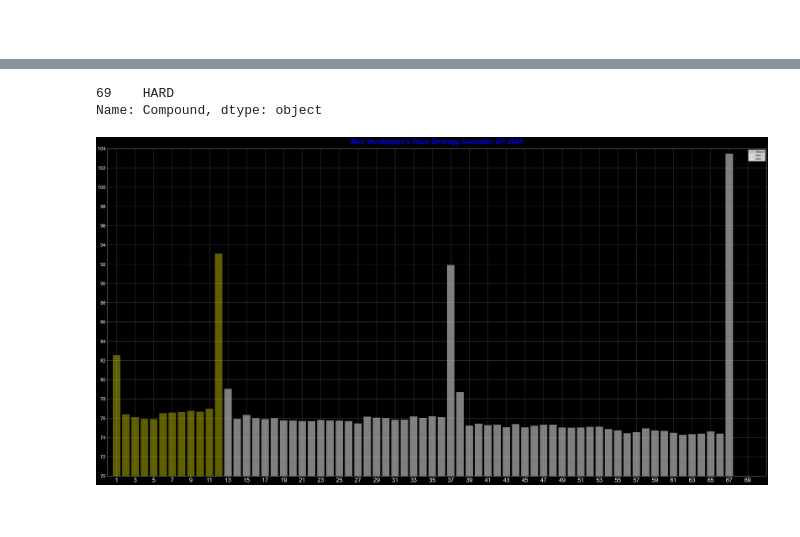
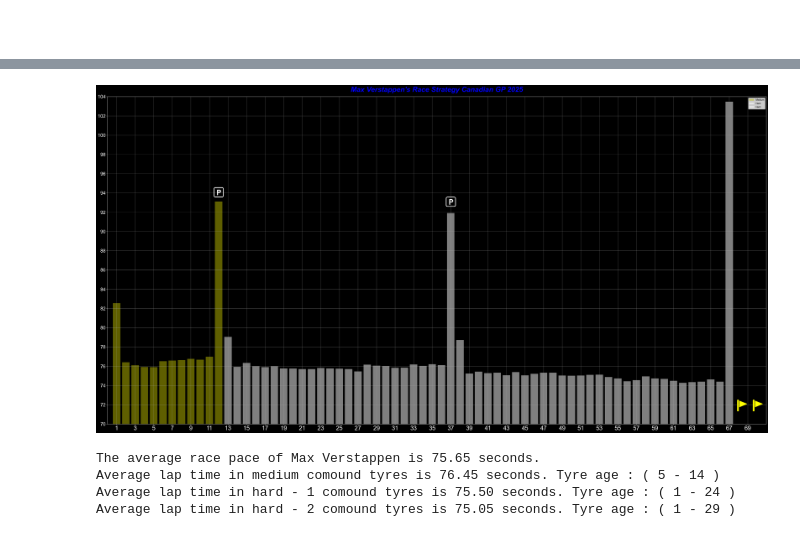
Before and after one commit to SumanGouda/MATPLOTLIB-MODULE, a Jupyter notebook: PROJECTS/F1 RACE ANALYSIS PROJECTS/F1 Candian GP 2025/NOTEBOOK/F1 Canadian GP 2025 .ipynb, the cells around one changed output, grey strips where cells are left out. Cells and saved outputs as stored; diff of their text form; code cells hidden in the pictures.

```diff
--- a/PROJECTS/F1 RACE ANALYSIS PROJECTS/F1 Candian GP 2025/NOTEBOOK/F1 Canadian GP 2025 .ipynb
+++ b/PROJECTS/F1 RACE ANALYSIS PROJECTS/F1 Candian GP 2025/NOTEBOOK/F1 Canadian GP 2025 .ipynb
@@ -198,5 +192,0 @@ Index(['Time', 'Driver', 'DriverNumber', 'LapTime', 'LapNumber', 'Stint',
-# %%
-verstappen[verstappen['LapNumber']==70]['Compound']
-# %% [output]
-69    HARD
-Name: Compound, dtype: object
@@ -205,35 +193,90 @@ df['seconds'] = pd.to_timedelta(df['LapTime']).dt.total_seconds()
 # %%
+import emoji
+
+# Creating new verstappen dataframe
+df['seconds'] = pd.to_timedelta(df['LapTime']).dt.total_seconds()
 verstappen = df[df['Driver'] == 'VER']
-stint_1 = verstappen[verstappen['Stint'] == 1]['seconds']
-stint_2 = verstappen[verstappen['Stint'] == 2]['seconds']
-stint_3 = verstappen[verstappen['Stint'] == 3]['seconds']
 
 fig, ax = plt.subplots(figsize=(50, 25))
+
+# Bring Font
+plt.rcParams['font.family'] = 'Segoe UI Emoji'
 plt.rcParams['font.family'] = 'Arial'
 
+# Set the background color of the entire figure canvas to black.
 fig.set_facecolor('black')
 ax.set_facecolor('black')
 
+# Make the axis color white
 for spine in ax.spines.values():
     spine.set_color('white')
 
 ax.tick_params(axis='both', colors='white')
+# Plot the bars
+ax.bar(verstappen[verstappen['Stint'] == 1]['LapNumber'], verstappen[verstappen['Stint'] == 1]['seconds'], label = 'Medium', color='y', alpha = 0.5)
+ax.bar(verstappen[verstappen['Stint'] == 2]['LapNumber'], verstappen[verstappen['Stint'] == 2]['seconds'], label = 'Hard', color='#FFFFFF', alpha = 0.5)
+ax.bar(verstappen[verstappen['Stint'] == 3]['LapNumber'], verstappen[verstappen['Stint'] == 3]['seconds'], label = 'Hard',color='#FFFFFF', alpha = 0.5)
 
-ax.bar(verstappen[verstappen['Stint'] == 1]['LapNumber'] ,stint_1, label = 'Medium', color='y', alpha = 0.5)
-ax.bar(verstappen[verstappen['Stint'] == 2]['LapNumber'] ,stint_2, label = 'Hard', color='#FFFFFF', alpha = 0.5)
-ax.bar(verstappen[verstappen['Stint'] == 3]['LapNumber'] ,stint_3, label = 'Hard',color='#FFFFFF', alpha = 0.5)
+# Text Emoji
+plt.text(67.5, 71.5, "🚩", fontsize=50, font = 'Segoe UI Emoji', color = 'yellow')
+plt.text(69.2, 71.5, "🚩", fontsize=50, font = 'Segoe UI Emoji', color = 'yellow')
+plt.text(12.7, 93.5, "🅿️", fontsize=40, font = 'Segoe UI Emoji', color = 'white', ha ='center', va='bottom')
+plt.text(37.7, 92.5, "🅿️", fontsize=40, font = 'Segoe UI Emoji', color = 'white', ha ='center', va='bottom')
 
 plt.xlim(0,71)
 plt.ylim(70,100)
 
 plt.xticks(range(1,71,2), font='Arial', fontsize = 25)
 plt.yticks(range(70,105,2),font='Arial', fontsize = 20)
 
 ax.grid(True, linestyle='-', alpha=0.6)
 
 plt.title("Max Verstappen's Race Strategy Canadian GP 2025",font = 'Arial', fontweight = 'bold' , fontstyle='italic', fontsize = 30, color = 'blue', pad=20)
 
 plt.legend(fontsize=100, prop={'family': 'Arial'})
 plt.show()
 # %% [output]
-[figure, old version]
+[figure, new version]
+# %%
+# Analysis
+
+ver_race_pace = verstappen.drop(verstappen[verstappen['seconds'] > 80].index)
+avg_race_pace = ver_race_pace['seconds'].mean()
+print(f"The average race pace of Max Verstappen is {avg_race_pace:.2f} seconds.")
+
+avg_race_pace_med = ver_race_pace[ver_race_pace['Compound'] == 'MEDIUM']['seconds'].mean()
+start_tyre_age_med = int(ver_race_pace[ver_race_pace['Compound'] == 'MEDIUM']['TyreLife'].min())
+end_tyre_age_med = int(ver_race_pace[ver_race_pace['Compound'] == 'MEDIUM']['TyreLife'].max())
+print(f"Average lap time in medium comound tyres is {avg_race_pace_med:.2f} seconds. Tyre age : ( {start_tyre_age_med} - {end_tyre_age_med} )")
+
+avg_race_pace_hard_1 = ver_race_pace[ver_race_pace['Compound'] == 'HARD']['seconds'].mean()
+start_tyre_age_hard_1 = int(ver_race_pace[(ver_race_pace['Compound'] == 'HARD') & (ver_race_pace['LapNumber'] < 37)]['TyreLife'].min())
+end_tyre_age_hard_1 = int(ver_race_pace[(ver_race_pace['Compound'] == 'HARD') & (ver_race_pace['LapNumber'] < 37)]['TyreLife'].max())
+print(f"Average lap time in hard - 1 comound tyres is {avg_race_pace_hard_1:.2f} seconds. Tyre age : ( {start_tyre_age_hard_1} - {end_tyre_age_hard_1} )")
+
+avg_race_pace_hard_2 = ver_race_pace[
+    (ver_race_pace['Compound'] == 'HARD') &
+    (ver_race_pace['LapNumber'] > 37) &
+        (ver_race_pace['LapNumber'] < 67)
+        ]['seconds'].mean()
+
+start_tyre_age_hard_2 = int(
+    ver_race_pace[
+        (ver_race_pace['Compound'] == 'HARD') &
+        (ver_race_pace['LapNumber'] > 37) &
+        (ver_race_pace['LapNumber'] < 67)
+    ]['TyreLife'].min()
+)
+end_tyre_age_hard_2 = int(
+    ver_race_pace[
+        (ver_race_pace['Compound'] == 'HARD') &
+        (ver_race_pace['LapNumber'] > 37) &
+        (ver_race_pace['LapNumber'] < 67)
+    ]['TyreLife'].max()
+)
+print(f"Average lap time in hard - 2 comound tyres is {avg_race_pace_hard_2:.2f} seconds. Tyre age : ( {start_tyre_age_hard_2} - {end_tyre_age_hard_2} )")
+# %% [output]
+The average race pace of Max Verstappen is 75.65 seconds.
+Average lap time in medium comound tyres is 76.45 seconds. Tyre age : ( 5 - 14 )
+Average lap time in hard - 1 comound tyres is 75.50 seconds. Tyre age : ( 1 - 24 )
+Average lap time in hard - 2 comound tyres is 75.05 seconds. Tyre age : ( 1 - 29 )
```
Also changed, not shown: parts of 18 cells of this notebook, 6 other files.
